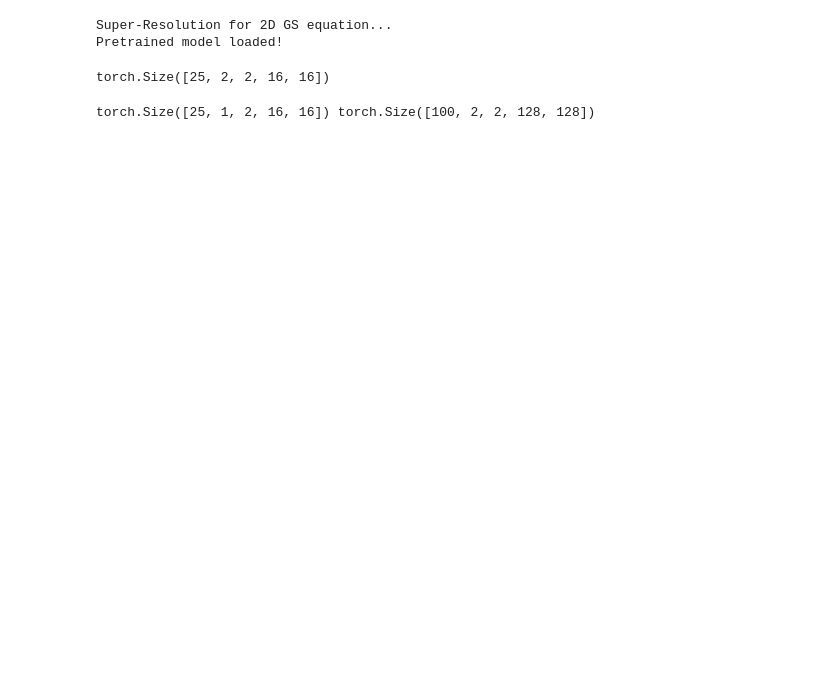
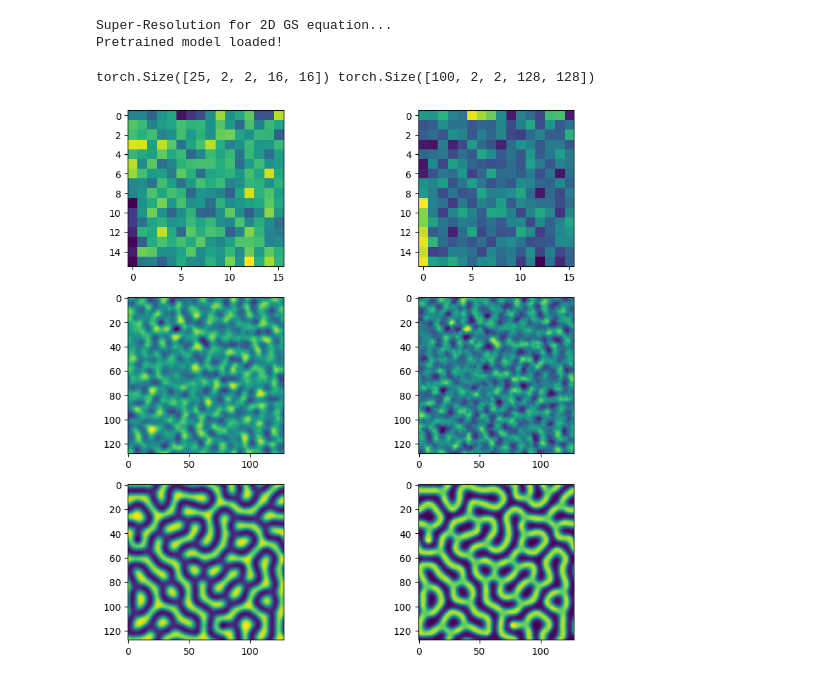
Before and after one commit to AndersGMadsen/PhySR, a Jupyter notebook: Untitled-1.ipynb, the cells around one changed output. Saved outputs shown, nothing was run; the diff lists cells and outputs as text; code cells hidden in the pictures; blank space fills up the shorter version.

```diff
--- a/Untitled-1.ipynb
+++ b/Untitled-1.ipynb
@@ -73,14 +73,11 @@ Pretrained model loaded!
 # %%
 for idx, (lres, hres) in enumerate(train_loader):
     lres = lres.transpose(0,1)
+    hres = hres.transpose(0,1)
     break
-# %%
-lres.shape
-# %% [output]
-torch.Size([25, 2, 2, 16, 16])
 # %%
-x = total_lres[0:1].transpose(0,1).to(device)
+x = lres.to(device)
 y = model(x, init_state)
 print(x.shape, y.shape)
 # %% [output]
-torch.Size([25, 1, 2, 16, 16]) torch.Size([100, 2, 2, 128, 128])
+torch.Size([25, 2, 2, 16, 16]) torch.Size([100, 2, 2, 128, 128])
@@ -89,8 +84,15 @@ from matplotlib import pyplot as plt
 # %%
-fig, ax = plt.subplots(1,2, figsize=(10,5))
-ax[0].imshow(y[0][0][0].cpu().detach().numpy())
-ax[1].imshow(y[0][0][1].cpu().detach().numpy())
+from matplotlib import pyplot as plt
+fig, ax = plt.subplots(3,2, figsize=(10,10))
+ax[0,0].imshow(lres[0][0][0].cpu().detach().numpy())
+ax[0,1].imshow(lres[0][0][1].cpu().detach().numpy())
+ax[1,0].imshow(y[0][0][0].cpu().detach().numpy())
+ax[1,1].imshow(y[0][0][1].cpu().detach().numpy())
+ax[2,0].imshow(hres[0][0][0].cpu().detach().numpy())
+ax[2,1].imshow(hres[0][0][1].cpu().detach().numpy())
 plt.show()
+# %% [output]
+[figure, added]
 # %%
 plt.imshow(total_hres[0][0][0])
 plt.show()
```
Also changed, not shown: parts of 1 cell of this notebook, 2 other files.
